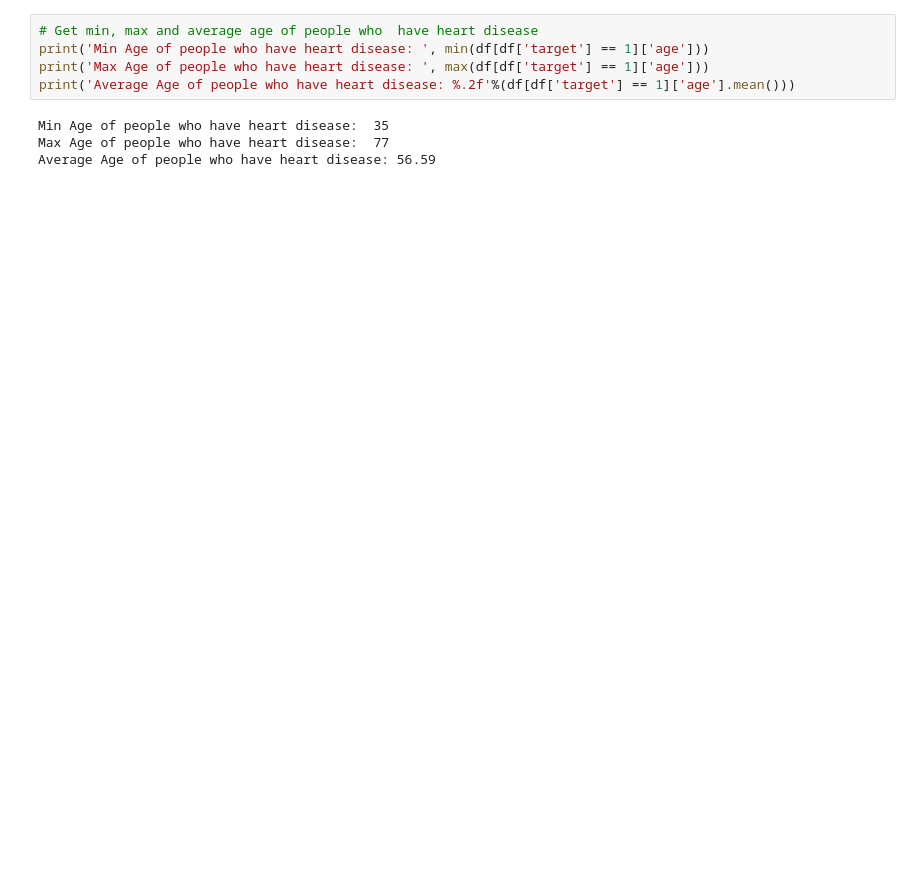
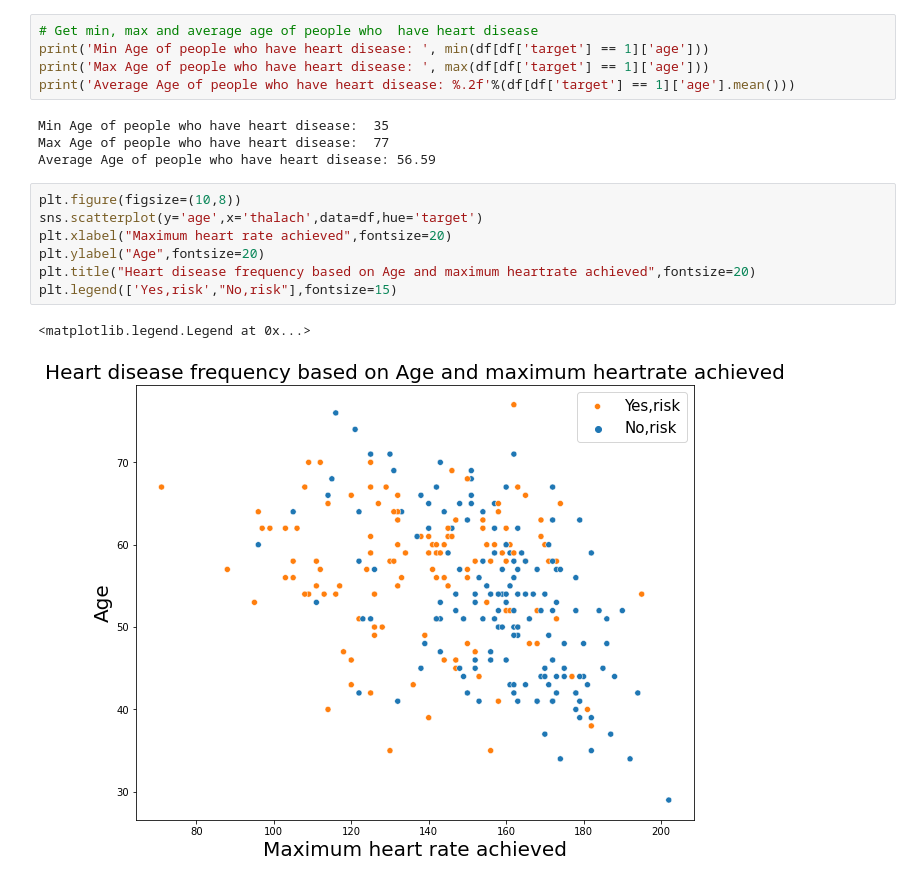
Before and after one commit to Parag18081994/Ghost, a Jupyter notebook: Python/Practise/2021/KNN/KNN_git_heart.ipynb, the cells around one changed output. Saved outputs shown, nothing was run; the diff lists cells and outputs as text; blank space fills up the shorter version.

```diff
--- a/Python/Practise/2021/KNN/KNN_git_heart.ipynb
+++ b/Python/Practise/2021/KNN/KNN_git_heart.ipynb
@@ -216,3 +221,13 @@ print('Average Age of people who have heart disease: %.2f'%(df[df['target'] == 1
 Min Age of people who have heart disease:  35
 Max Age of people who have heart disease:  77
 Average Age of people who have heart disease: 56.59
+# %%
+plt.figure(figsize=(10,8))
+sns.scatterplot(y='age',x='thalach',data=df,hue='target')
+plt.xlabel("Maximum heart rate achieved",fontsize=20)
+plt.ylabel("Age",fontsize=20)
+plt.title("Heart disease frequency based on Age and maximum heartrate achieved",fontsize=20)
+plt.legend(['Yes,risk',"No,risk"],fontsize=15)
+# %% [output]
+<matplotlib.legend.Legend at 0x...>
+[figure, added]
```
Also changed, not shown: parts of 13 cells of this notebook.
